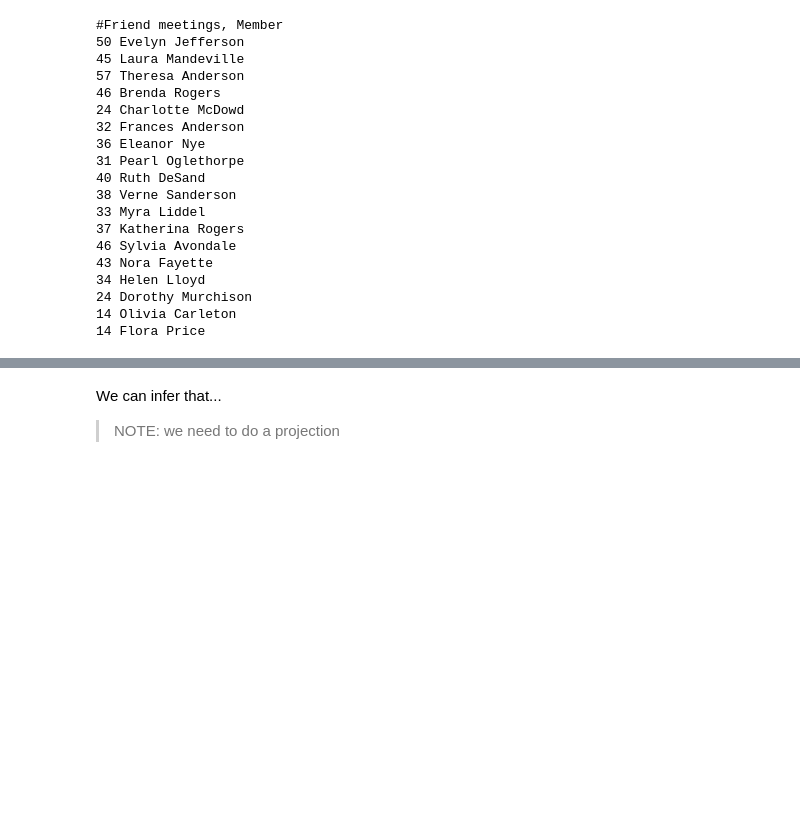
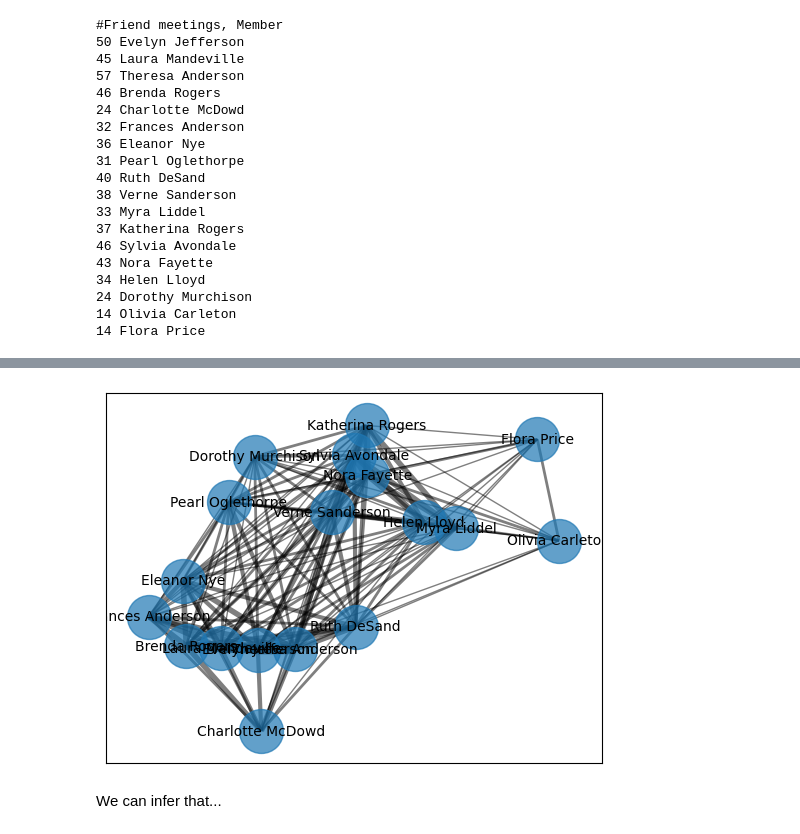
Before and after one commit to naomibuell/DATA620, a Jupyter notebook: week-6/620_W6_DataSets.ipynb, the cells around one changed output, grey strips where cells are left out. Cells and saved outputs as stored; diff of their text form; code cells hidden in the pictures; blank space fills up the shorter version.

```diff
--- a/week-6/620_W6_DataSets.ipynb
+++ b/week-6/620_W6_DataSets.ipynb
@@ -71,7 +73,7 @@ for w in women:
 # %%
 # project bipartite graph onto women nodes keeping number of co-occurrence
 # the degree computed is weighted and counts the total number of shared contacts
-W = bi.weighted_projected_graph(G, women)
+W = bipartite.weighted_projected_graph(G, women)
 print()
 print("#Friend meetings, Member")
 for w in women:
@@ -235,3 +111,19 @@ Both Brenda and Laura didn't go to `E9`, which would have been a good time to ge
+# %%
+edges = W.edges(data=True)
+widths = [d['weight'] for (_, _, d) in edges]
+
+# Draw nodes and labels
+nx.draw_networkx_nodes(W, pos, node_size=1000, alpha=0.7)
+nx.draw_networkx_labels(W, pos, font_size=10, font_family='sans-serif')
+nx.draw_networkx_edges(
+            W, pos,
+            width=widths,
+            alpha=0.5
+        )
+
+#nx.draw(W, with_labels=True, width=widths)
+plt.show()
+# %% [output]
+[figure, added]
 # %% [markdown]
 We can infer that...
-> NOTE: we need to do a projection
```
Also changed, not shown: parts of 16 cells of this notebook.
